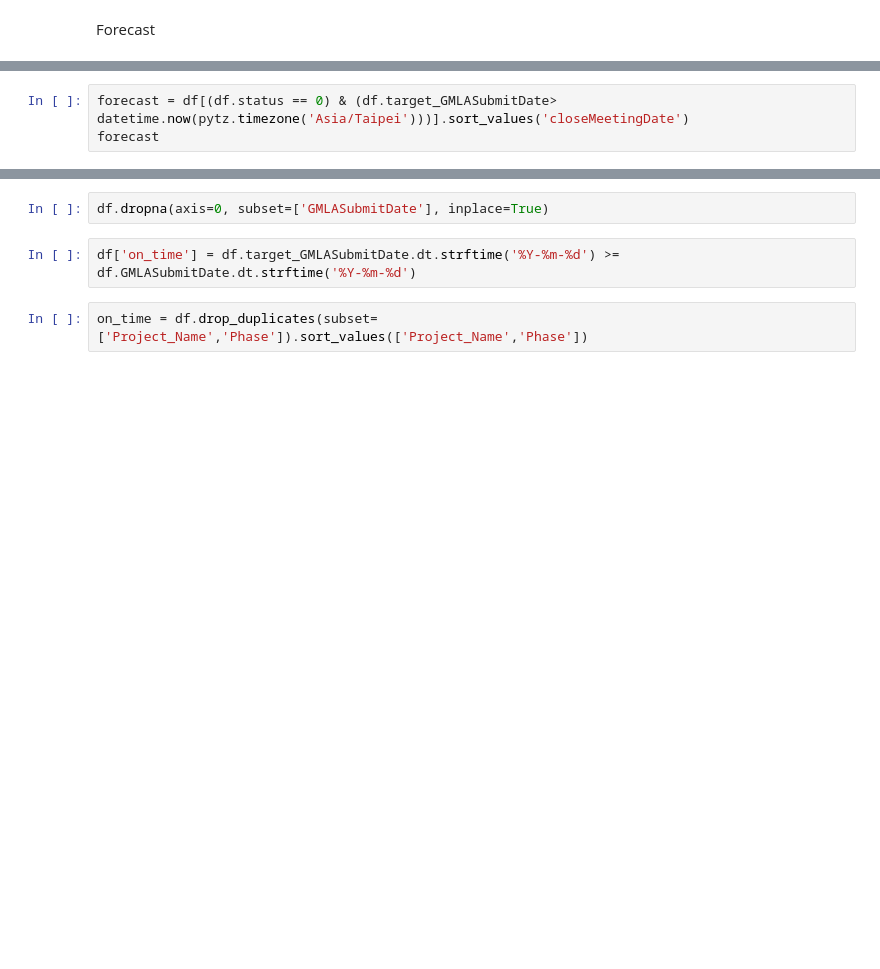
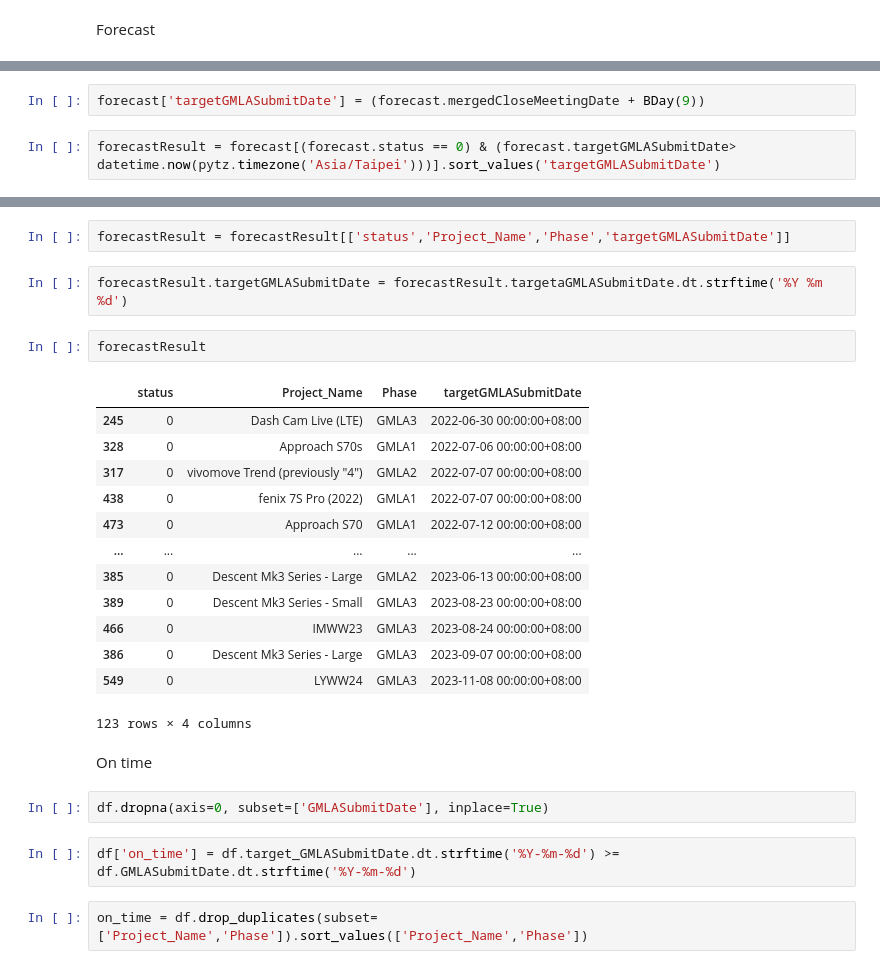
Before and after one commit to CPWRF/Projects, a Jupyter notebook: PRweb_GMLA_SQL/cklist_confrim.ipynb, the cells around one changed output, grey strips where cells are left out. Saved outputs shown, nothing was run; the diff lists cells and outputs as text; blank space fills up the shorter version.

```diff
--- a/PRweb_GMLA_SQL/cklist_confrim.ipynb
+++ b/PRweb_GMLA_SQL/cklist_confrim.ipynb
@@ -78,3 +147,4 @@ Forecast
+# %%
+forecast['targetGMLASubmitDate'] = (forecast.mergedCloseMeetingDate + BDay(9))
 # %%
-forecast = df[(df.status == 0) & (df.target_GMLASubmitDate> datetime.now(pytz.timezone('Asia/Taipei')))].sort_values('closeMeetingDate')
-forecast
+forecastResult = forecast[(forecast.status == 0) & (forecast.targetGMLASubmitDate> datetime.now(pytz.timezone('Asia/Taipei')))].sort_values('targetGMLASubmitDate')
@@ -99,3 +151,25 @@ forecast
+# %%
+forecastResult = forecastResult[['status','Project_Name','Phase','targetGMLASubmitDate']]
+# %%
+forecastResult.targetGMLASubmitDate = forecastResult.targetaGMLASubmitDate.dt.strftime('%Y %m %d')
+# %%
+forecastResult
+# %% [output]
+|  | status | Project_Name | Phase | targetGMLASubmitDate |
+| 245 | 0 | Dash Cam Live (LTE) | GMLA3 | 2022-06-30 00:00:00+08:00 |
+| 328 | 0 | Approach S70s | GMLA1 | 2022-07-06 00:00:00+08:00 |
+| 317 | 0 | vivomove Trend (previously "4") | GMLA2 | 2022-07-07 00:00:00+08:00 |
+| 438 | 0 | fenix 7S Pro (2022) | GMLA1 | 2022-07-07 00:00:00+08:00 |
+| 473 | 0 | Approach S70 | GMLA1 | 2022-07-12 00:00:00+08:00 |
+| ... | ... | ... | ... | ... |
+| 385 | 0 | Descent Mk3 Series - Large | GMLA2 | 2023-06-13 00:00:00+08:00 |
+| 389 | 0 | Descent Mk3 Series - Small | GMLA3 | 2023-08-23 00:00:00+08:00 |
+| 466 | 0 | IMWW23 | GMLA3 | 2023-08-24 00:00:00+08:00 |
+| 386 | 0 | Descent Mk3 Series - Large | GMLA3 | 2023-09-07 00:00:00+08:00 |
+| 549 | 0 | LYWW24 | GMLA3 | 2023-11-08 00:00:00+08:00 |
+123 rows × 4 columns
+# %% [markdown]
+On time
 # %%
 df.dropna(axis=0, subset=['GMLASubmitDate'], inplace=True)
 # %%
```
Also changed, not shown: parts of 22 cells of this notebook, 11 other files.
